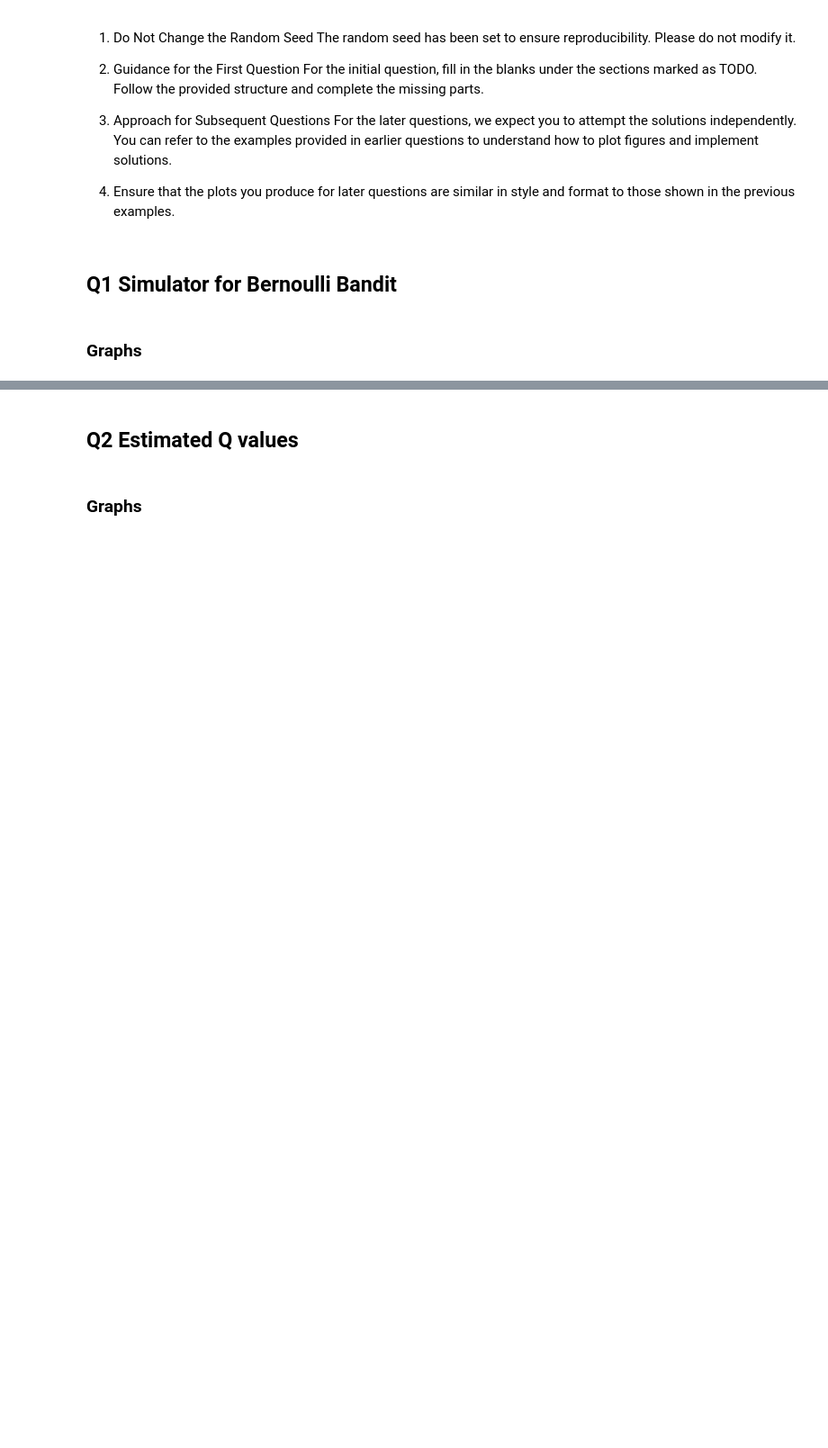
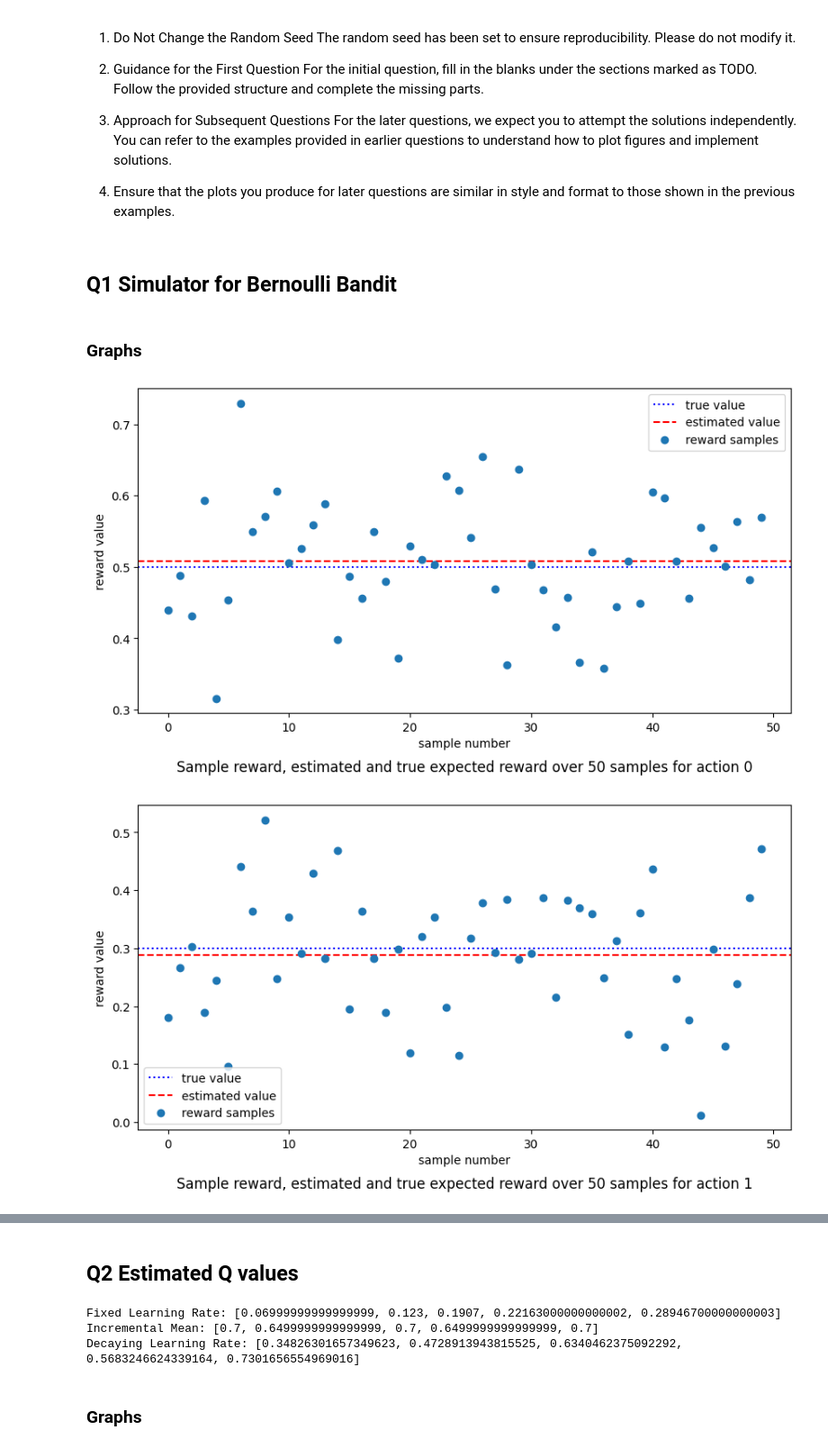
Before and after one commit to Abudyy/A1_RL, a Jupyter notebook: A1_RL.ipynb, the cells around one changed output, grey strips where cells are left out. Shown at 90% size. Drawn from its saved outputs; the diff is of its cells as text; code cells hidden in the pictures; blank space fills up the shorter version.

```diff
--- a/A1_RL.ipynb
+++ b/A1_RL.ipynb
@@ -49,9 +49,11 @@ class GaussianBandit:
 
   # TODO:
   def __init__(self, num_arms, mean, variance):
-    self.num_arms =
-    self.mean =
-    self.variance =
+    self.num_arms = num_arms
+    self.mean = mean
+    self.variance = variance
 
+  #this function will provide the reward sample
   def sample(self, arm_index):
-    return
+    #return the gaussian distribution of the specific arm index mean, and variance. this gonna be reward sample
+    return np.random.normal(self.mean[arm_index], np.sqrt(self.variance))
@@ -76,23 +60,50 @@ for action in actions:
+# %%
+# TODO:
+delta = 0.2
+num_arms = 3
+#the mean rewarrds will be µ∗ = [0.5, 0.5 − δ, 0.5 + δ]
+means = [0.5, 0.5 - delta, 0.5 + delta]
+variance = 0.01
+num_samples = 50
+
+#call the guassian bandit class to start the 3 armed bandit
+three_arm_gaussian_bandit = GaussianBandit(num_arms,means,variance)
+
+# Store the rewards for each arm
+action_rewards = []
+actions = range(num_arms)
+
+#so, for each arm, 50 rewards will bbe sampled using the sample function from gaussian class
+for action in actions:
+    # Store 50 samples per action
+    rewards = []
+    for i in range(num_samples):
+      reward = three_arm_gaussian_bandit.sample(action)
+      rewards.append(reward)
+    action_rewards.append(rewards)
 # %% [markdown]
 ### Graphs
 # %%
 for action in actions:
   fig, ax = plt.subplots()
 
   # TODO:
-  true_value =
-  estimated_value =
+  true_value = means[action]
+  estimated_value = np.mean(action_rewards[action])
 
   # draw the line of the true value
   line_true_val = ax.axhline(y = true_value, color = 'b', linestyle = ':', label = "true value")
   # draw the line of the estimated value
   line_est_val = ax.axhline(y = estimated_value, color = 'r', linestyle = '--', label = "estimated value")
   # plot the reward samples
   plt_samples, = ax.plot(action_rewards[action], 'o', label = "reward samples")
 
   ax.set_xlabel("sample number")
   ax.set_ylabel("reward value")
   ax.set_title("Sample reward, estimated and true expected reward over 50 samples for action %s" %action, y=-0.2)
 
   # show the legend with the labels of the line
   ax.legend(handles=[line_true_val, line_est_val, plt_samples])
+# %% [output]
+[figure, added]
+[figure, added]
@@ -149,3 +195,22 @@ def updateDecaying(reward_samples, alpha_0=0.5, lambda_=0.01, p=0.5):
+# %%
+test_reward_samples = [0.7, 0.6, 0.8, 0.5, 0.9]
+
+# test with (alpha = 0.1)
+fixed_lr = list(update(test_reward_samples, alpha=0.1))
+
+# Incremental mean
+incremental_mean = list(updateAvg(test_reward_samples))
+
+# Decaying learning rate
+decaying_lr = list(updateDecaying(test_reward_samples))
+
+print("Fixed Learning Rate:", fixed_lr)
+print("Incremental Mean:", incremental_mean)
+print("Decaying Learning Rate:", decaying_lr)
+# %% [output]
+Fixed Learning Rate: [0.06999999999999999, 0.123, 0.1907, 0.22163000000000002, 0.28946700000000003]
+Incremental Mean: [0.7, 0.6499999999999999, 0.7, 0.6499999999999999, 0.7]
+Decaying Learning Rate: [0.34826301657349623, 0.4728913943815525, 0.6340462375092292, 0.5683246624339164, 0.7301656554969016]
 # %% [markdown]
 ### Graphs
 # %%
```
Also changed, not shown: parts of 6 cells of this notebook.
